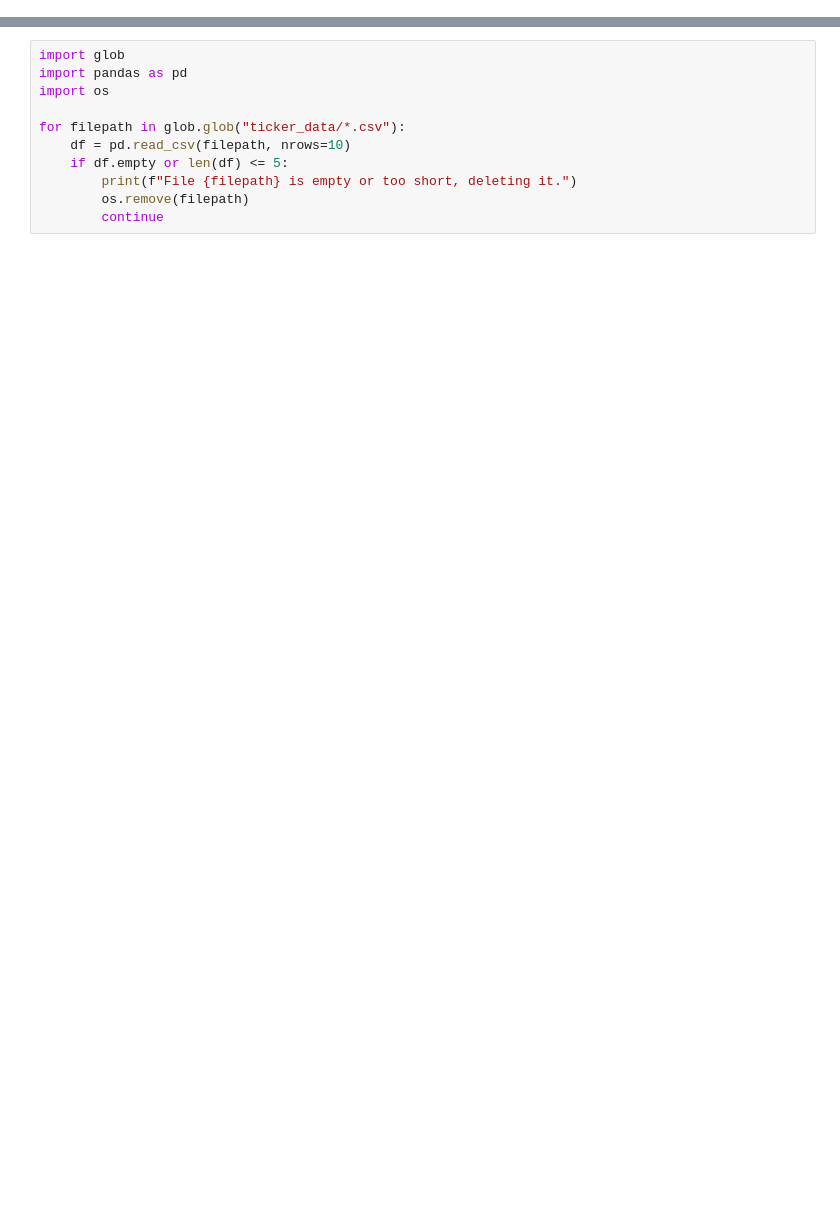
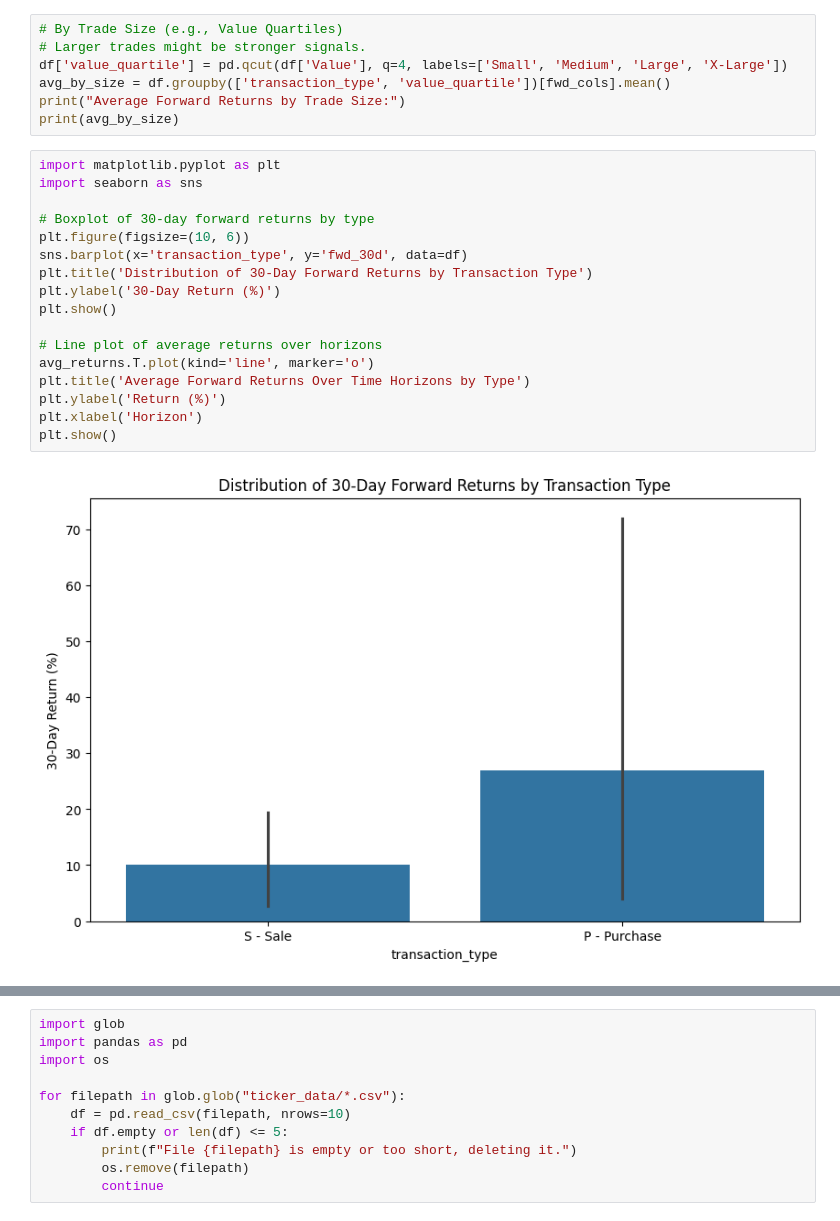
Before and after one commit to wescules/insiderTradingAnalysis, a Jupyter notebook: analysis.ipynb, the cells around one changed output, grey strips where cells are left out. Cells and saved outputs as stored; diff of their text form; blank space fills up the shorter version.

```diff
--- a/analysis.ipynb
+++ b/analysis.ipynb
@@ -45,0 +200,26 @@ def get_ticker_price_history(ticker):
+# %%
+# By Trade Size (e.g., Value Quartiles)
+# Larger trades might be stronger signals.
+df['value_quartile'] = pd.qcut(df['Value'], q=4, labels=['Small', 'Medium', 'Large', 'X-Large'])
+avg_by_size = df.groupby(['transaction_type', 'value_quartile'])[fwd_cols].mean()
+print("Average Forward Returns by Trade Size:")
+print(avg_by_size)
+# %%
+import matplotlib.pyplot as plt
+import seaborn as sns
+
+# Boxplot of 30-day forward returns by type
+plt.figure(figsize=(10, 6))
+sns.barplot(x='transaction_type', y='fwd_30d', data=df)
+plt.title('Distribution of 30-Day Forward Returns by Transaction Type')
+plt.ylabel('30-Day Return (%)')
+plt.show()
+
+# Line plot of average returns over horizons
+avg_returns.T.plot(kind='line', marker='o')
+plt.title('Average Forward Returns Over Time Horizons by Type')
+plt.ylabel('Return (%)')
+plt.xlabel('Horizon')
+plt.show()
+# %% [output]
+[figure, added]
```
Also changed, not shown: parts of 18 cells of this notebook, 4 other files.
